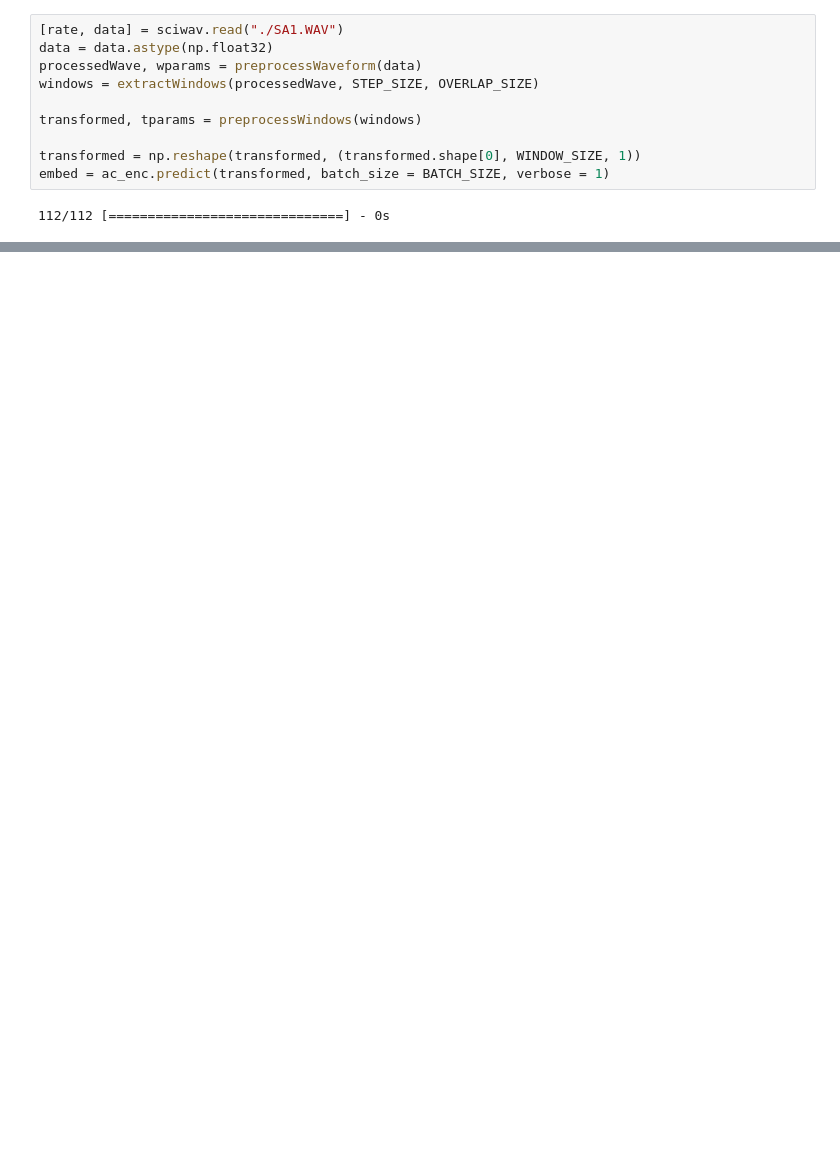
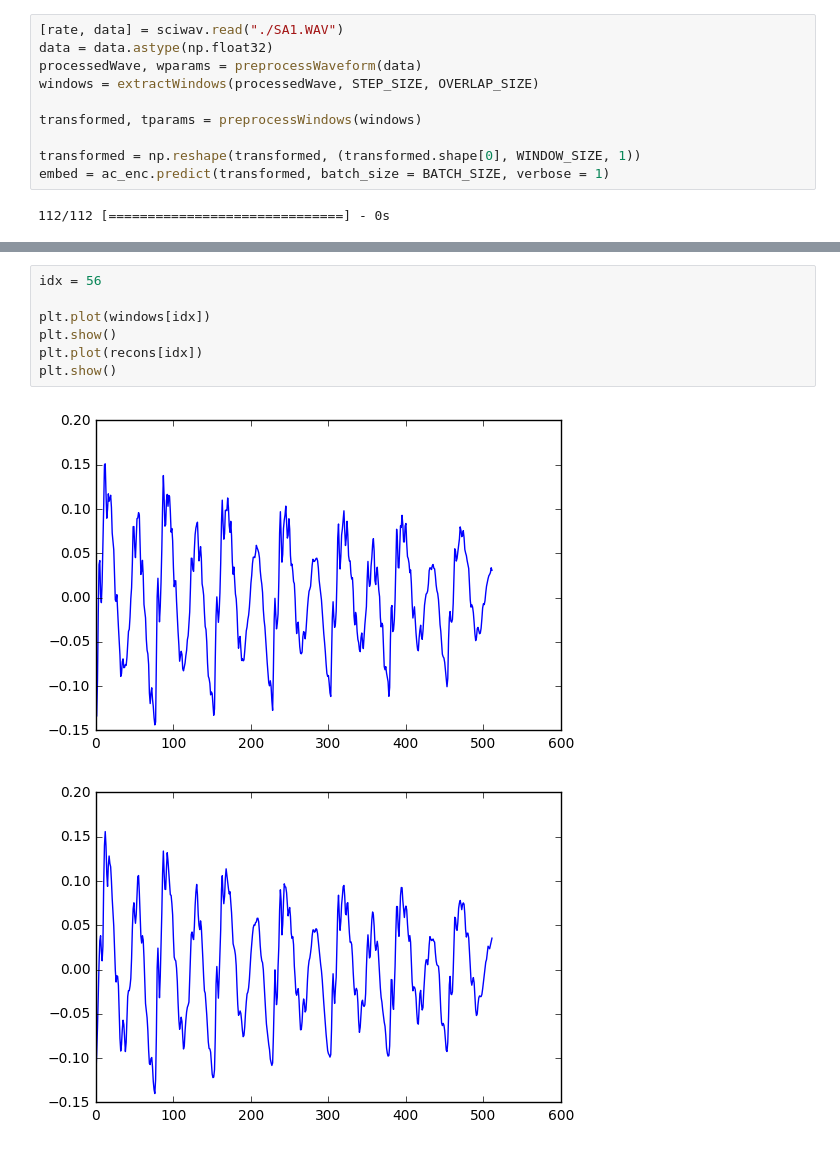
Before and after one commit to sri-kankanahalli/autoencoder-speech-compression, a Jupyter notebook: Regression Autoencoder - Residual.ipynb, the cells around one changed output, grey strips where cells are left out. Saved outputs shown, nothing was run; the diff lists cells and outputs as text; blank space fills up the shorter version.

```diff
--- a/Regression Autoencoder - Residual.ipynb
+++ b/Regression Autoencoder - Residual.ipynb
@@ -1286,2 +1209,12 @@ print np.count_nonzero((abs(scalars) > 1).astype('int'))
 1280000
 0
+# %%
+idx = 56
+
+plt.plot(windows[idx])
+plt.show()
+plt.plot(recons[idx])
+plt.show()
+# %% [output]
+[figure, added]
+[figure, added]
```
Also changed, not shown: parts of 16 cells of this notebook.
